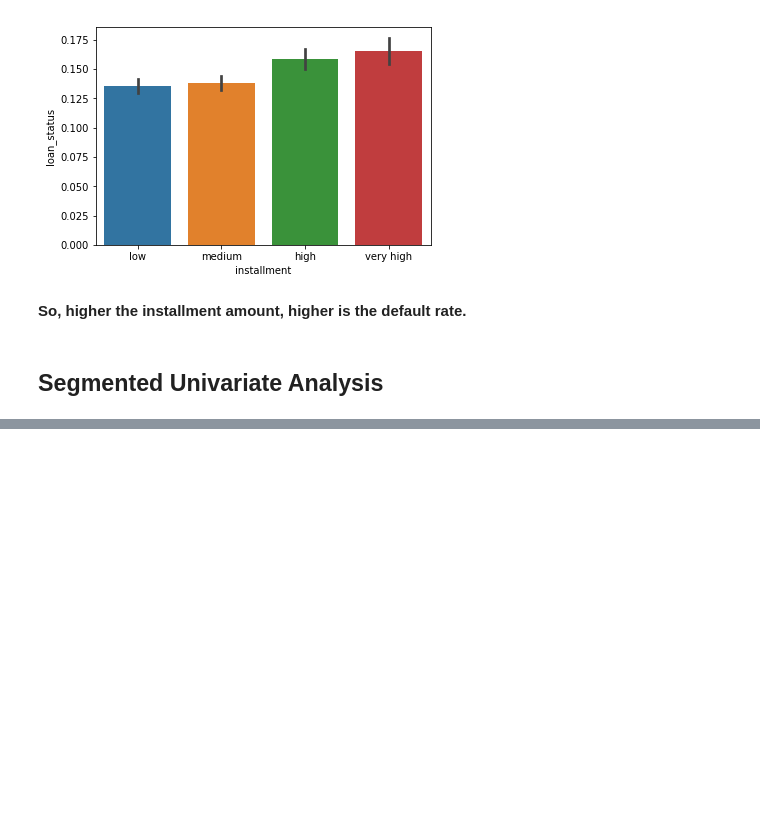
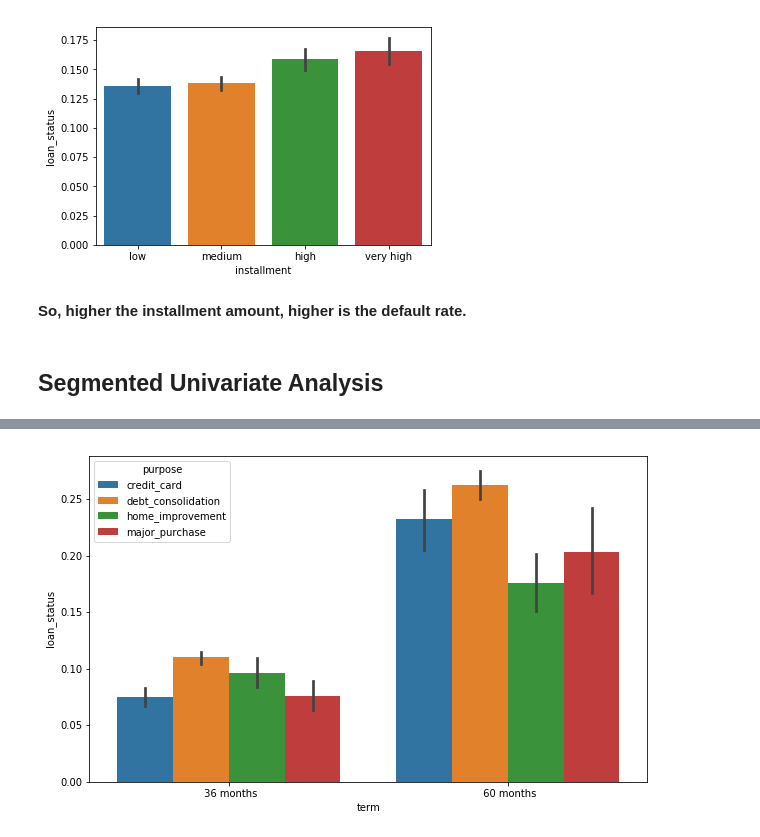
Before and after one commit to amnpandey/pgdml, a Jupyter notebook: LendingClub_assignment.ipynb, the cells around one changed output, grey strips where cells are left out. Cells and saved outputs as stored; diff of their text form; code cells hidden in the pictures; blank space fills up the shorter version.

```diff
--- a/LendingClub_assignment.ipynb
+++ b/LendingClub_assignment.ipynb
@@ -756,0 +783,6 @@ plot_cat('installment')
+# %%
+plt.figure(figsize=[10, 6])
+sns.barplot(x='term', y="loan_status", hue='purpose', data=df)
+plt.show()
+# %% [output]
+[figure, added]
```
Also changed, not shown: parts of 35 cells of this notebook.
